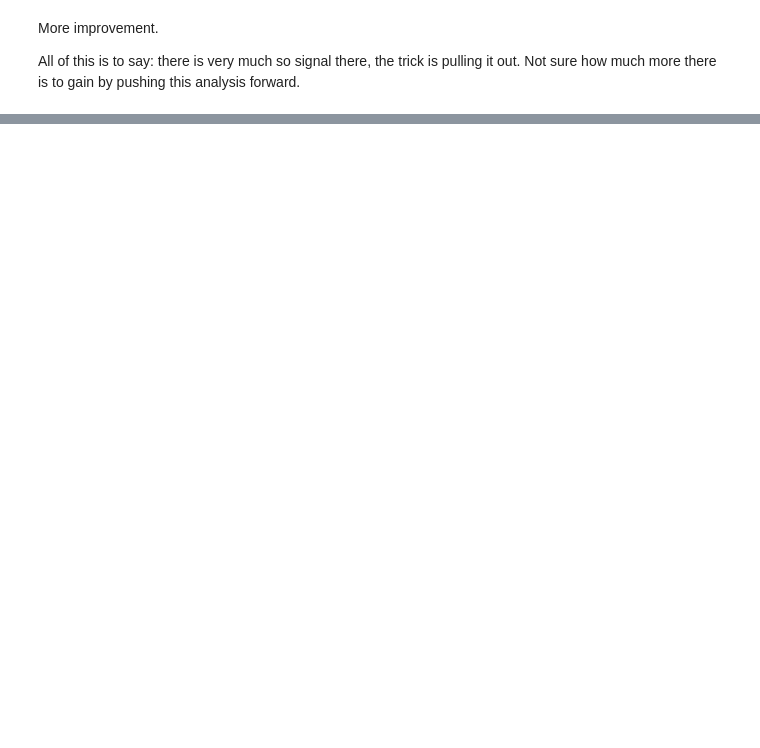
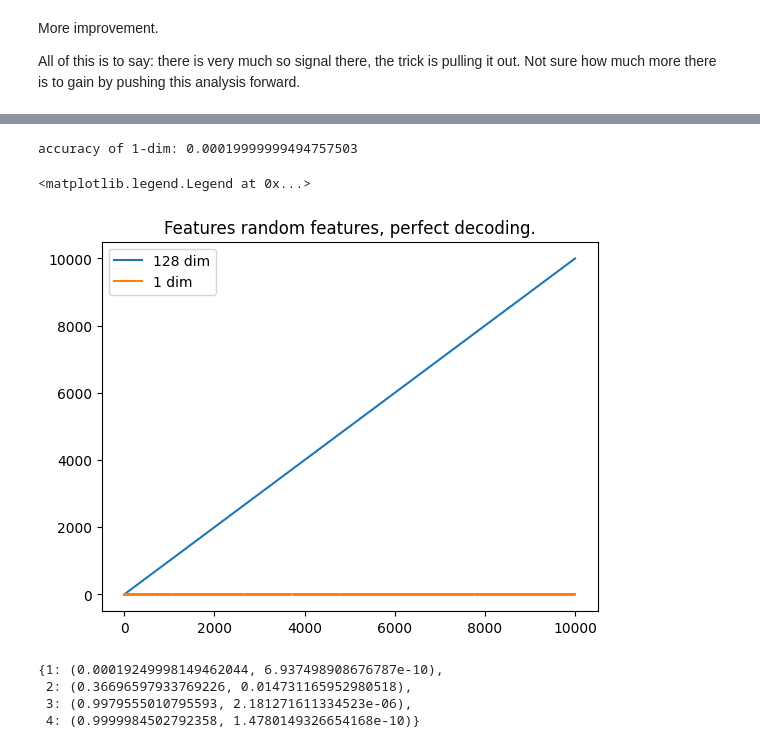
Before and after one commit to lrast/loss_function_learning, a Jupyter notebook: analysis/1.2-random_token_exploration.ipynb, the cells around one changed output, grey strips where cells are left out. Drawn from its saved outputs; the diff is of its cells as text; code cells hidden in the pictures; blank space fills up the shorter version.

```diff
--- a/analysis/1.2-random_token_exploration.ipynb
+++ b/analysis/1.2-random_token_exploration.ipynb
@@ -1689,0 +1728,22 @@ All of this is to say: there is very much so signal there, the trick is pulling
+# %%
+# Random baseline
+A = torch.randn(128, 768) / 128**0.5
+z = activity_test[:, 0, :] @ A.T
+z = torch.nn.functional.normalize(z, dim=-1)
+
+dim= 1
+A2 = torch.randn(dim, 768) / 128**0.5
+z2 = activity_test[:, 0, :] @ A2.T
+z2 = torch.nn.functional.normalize(z2, dim=-1)
+
+print(f'accuracy of {dim}-dim: {(torch.arange(len(z2)) == (z2 @ z2.T).argmax(1)).float().mean()}')
+
+plt.title('Features random features, perfect decoding.')
+plt.plot(torch.arange(len(z)), (z @ z.T).argmax(1), label='128 dim')
+plt.plot(torch.arange(len(z)), (z2 @ z2.T).argmax(1), label=f'{dim} dim')
+
+plt.legend()
+# %% [output]
+accuracy of 1-dim: 0.00019999999494757503
+<matplotlib.legend.Legend at 0x...>
+[figure, added]
@@ -1689,0 +1766,7 @@ All of this is to say: there is very much so signal there, the trick is pulling
+# %%
+results
+# %% [output]
+{1: (0.00019249998149462044, 6.937498908676787e-10),
+ 2: (0.36696597933769226, 0.014731165952980518),
+ 3: (0.9979555010795593, 2.181271611334523e-06),
+ 4: (0.9999984502792358, 1.4780149326654168e-10)}
```
Also changed, not shown: parts of 75 cells of this notebook, 2 other files.
